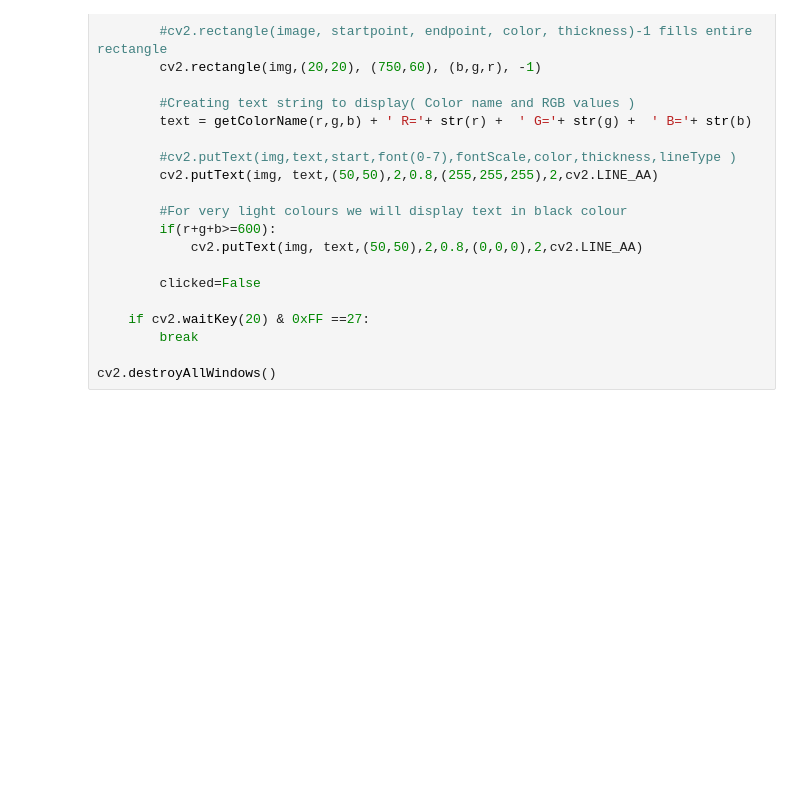
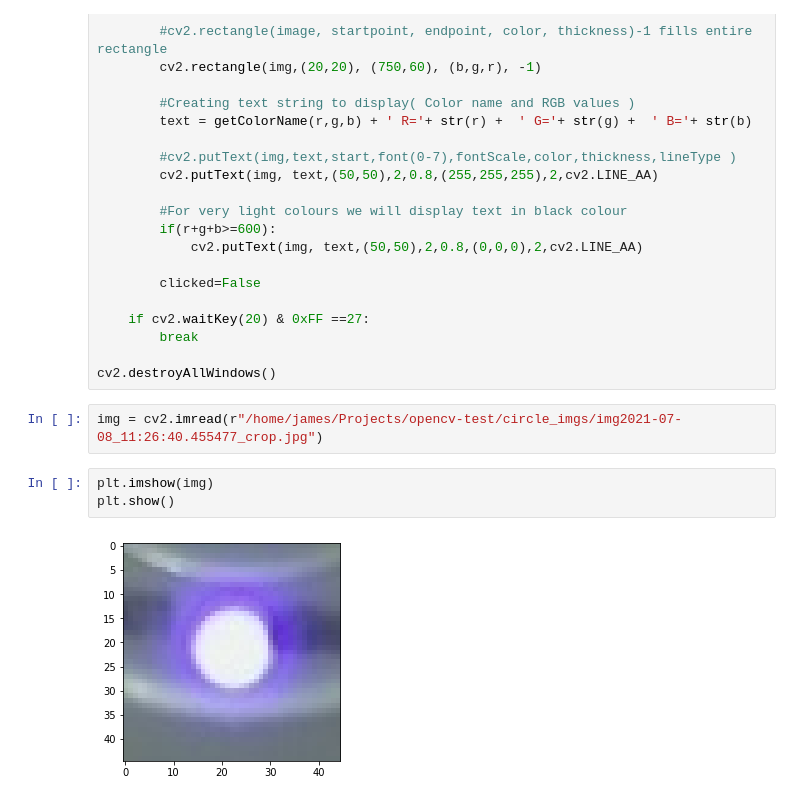
Before and after one commit to jpblanton/opencv-test, a Jupyter notebook: Untitled1.ipynb, the cells around one changed output. Drawn from its saved outputs; the diff is of its cells as text; blank space fills up the shorter version.

```diff
--- a/Untitled1.ipynb
+++ b/Untitled1.ipynb
@@ -66,3 +66,10 @@ while(1):
         break
 
 cv2.destroyAllWindows()
+# %%
+img = cv2.imread(r"/home/james/Projects/opencv-test/circle_imgs/img2021-07-08_11:26:40.455477_crop.jpg")
+# %%
+plt.imshow(img)
+plt.show()
+# %% [output]
+[figure, added]
```
Also changed, not shown: 12 other files.
